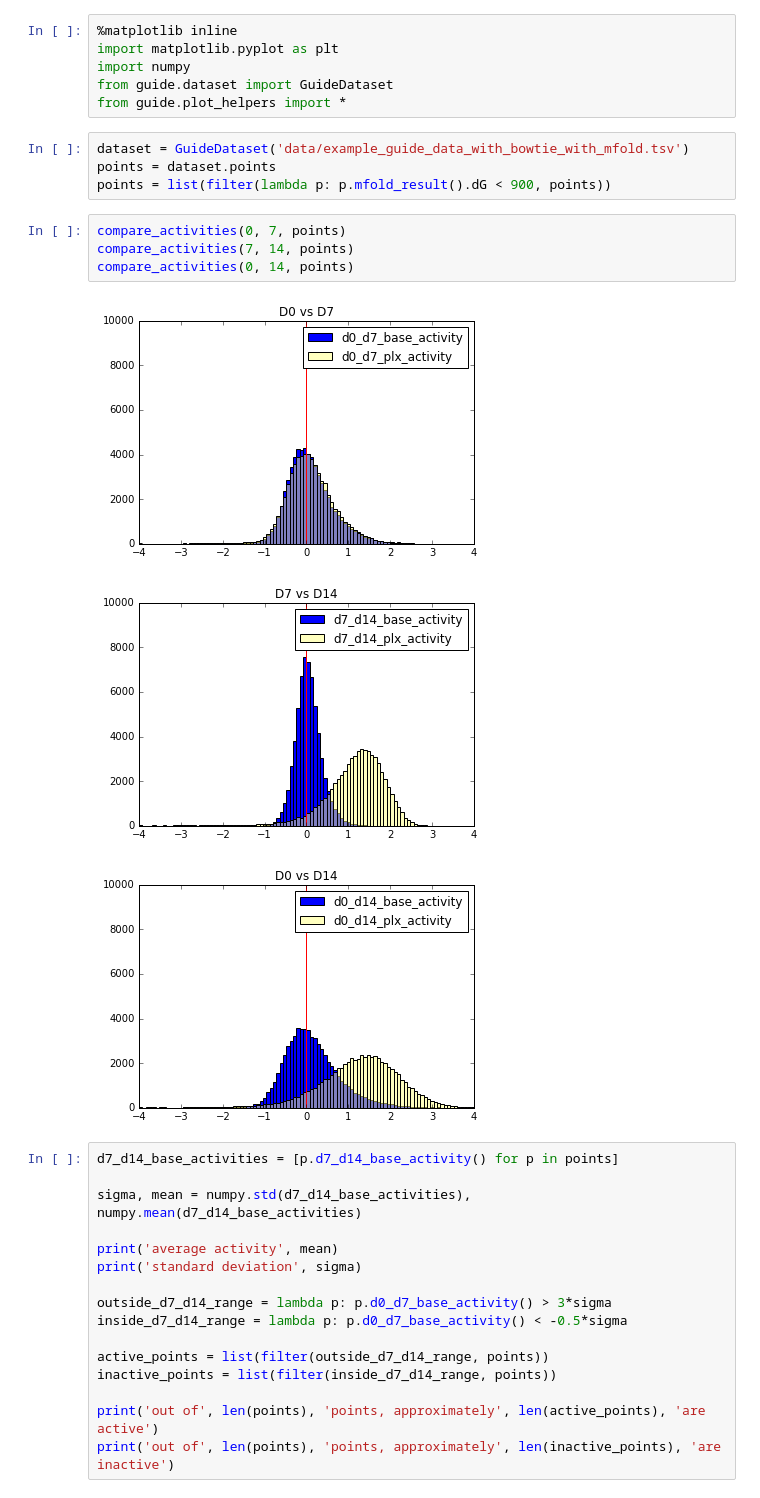
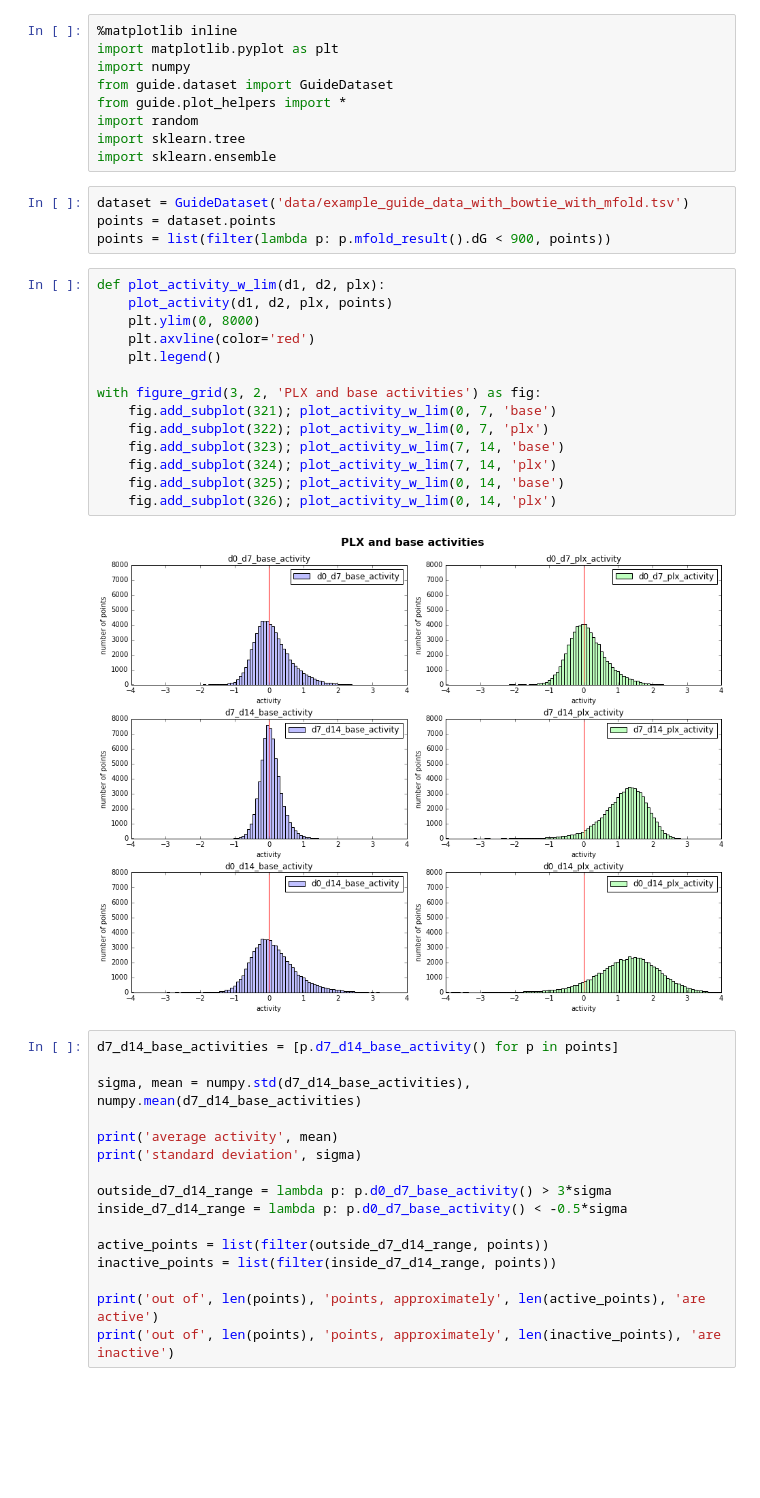
Before and after one commit to asross/guide-cluster, a Jupyter notebook: Extracting booleans -- better.ipynb, the cells around one changed output. Saved outputs shown, nothing was run; the diff lists cells and outputs as text; blank space fills up the shorter version.

```diff
--- a/Extracting booleans -- better.ipynb
+++ b/Extracting booleans -- better.ipynb
@@ -4,18 +4,29 @@ import matplotlib.pyplot as plt
 import numpy
 from guide.dataset import GuideDataset
 from guide.plot_helpers import *
+import random
+import sklearn.tree
+import sklearn.ensemble
 # %%
 dataset = GuideDataset('data/example_guide_data_with_bowtie_with_mfold.tsv')
 points = dataset.points
 points = list(filter(lambda p: p.mfold_result().dG < 900, points))
-# %%
-compare_activities(0, 7, points)
-compare_activities(7, 14, points)
-compare_activities(0, 14, points)
-# %% [output]
-[figure, removed]
-[figure, removed]
-[figure, removed]
+# %%
+def plot_activity_w_lim(d1, d2, plx):
+    plot_activity(d1, d2, plx, points)
+    plt.ylim(0, 8000)
+    plt.axvline(color='red')
+    plt.legend()
+
+with figure_grid(3, 2, 'PLX and base activities') as fig:
+    fig.add_subplot(321); plot_activity_w_lim(0, 7, 'base')
+    fig.add_subplot(322); plot_activity_w_lim(0, 7, 'plx')
+    fig.add_subplot(323); plot_activity_w_lim(7, 14, 'base')
+    fig.add_subplot(324); plot_activity_w_lim(7, 14, 'plx')
+    fig.add_subplot(325); plot_activity_w_lim(0, 14, 'base')
+    fig.add_subplot(326); plot_activity_w_lim(0, 14, 'plx')
+# %% [output]
+[figure, added]
 # %%
 d7_d14_base_activities = [p.d7_d14_base_activity() for p in points]
 
```
Also changed, not shown: parts of 21 cells of this notebook, 7 other files.
